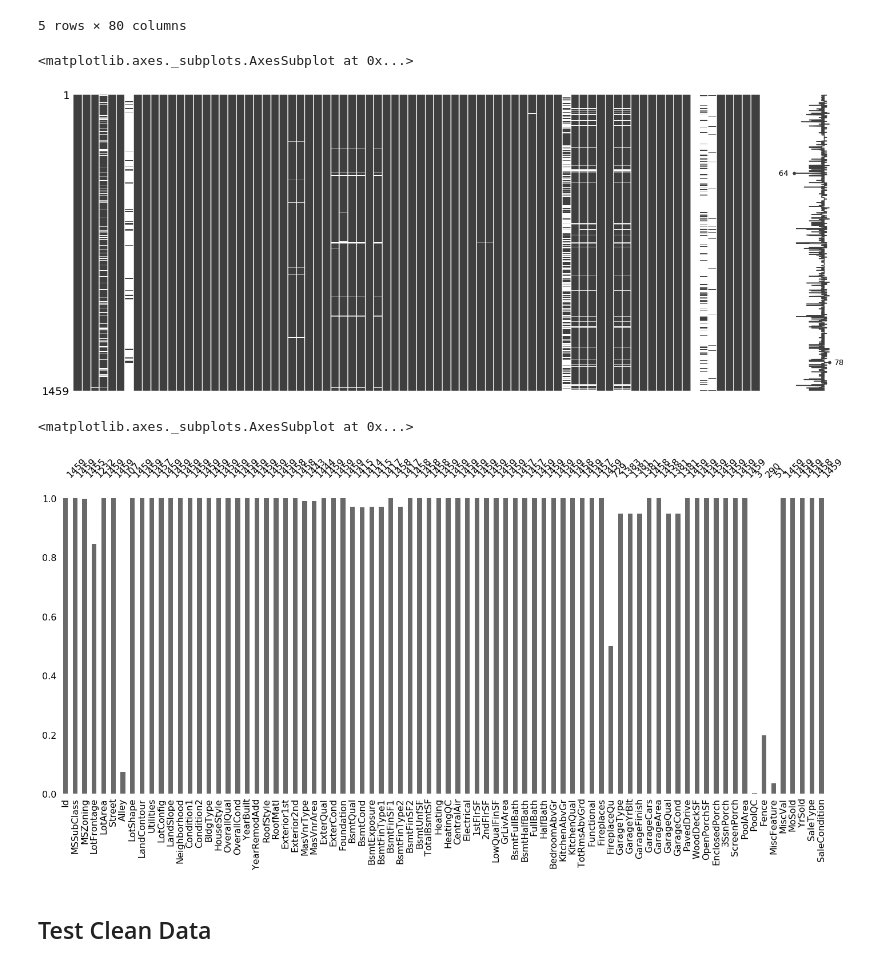
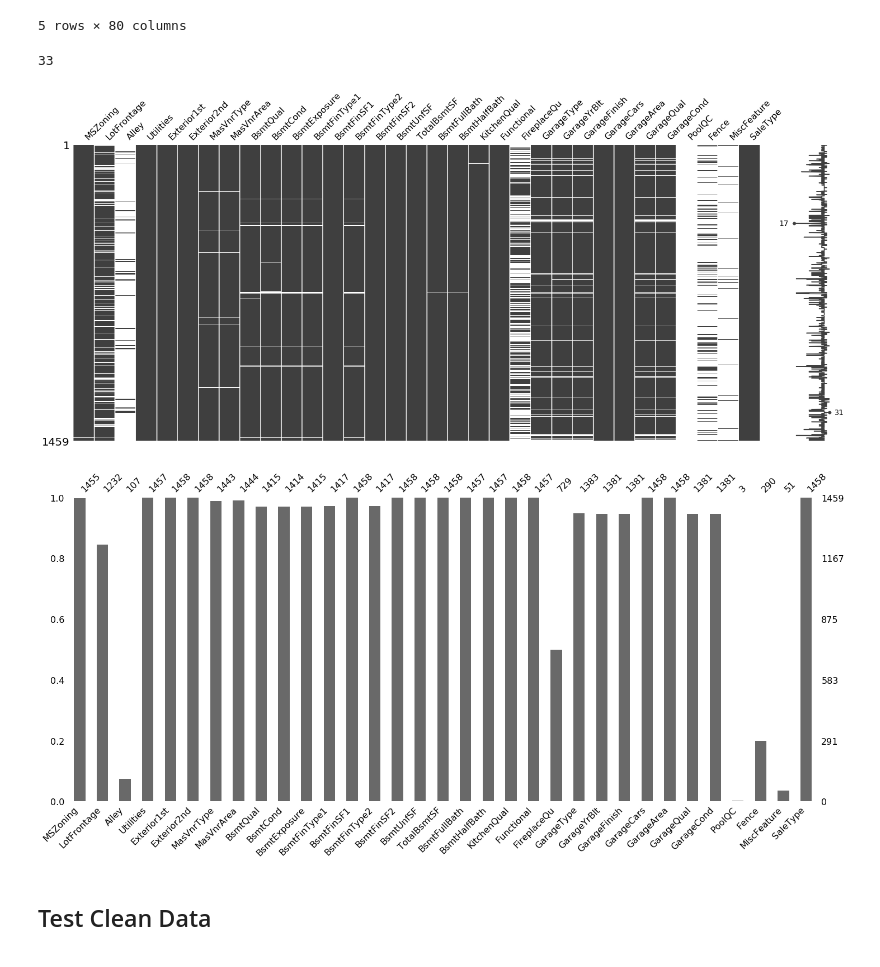
Before and after one commit to JacoboGGLeon/houses_sales_kaggle, a Jupyter notebook: load.ipynb, the cells around one changed output. Drawn from its saved outputs; the diff is of its cells as text; code cells hidden in the pictures.

```diff
--- a/load.ipynb
+++ b/load.ipynb
@@ -142,16 +155,21 @@ df.head()
 | 3 | 1464 | 60 | RL | 78.0 | 9978 | Pave | NaN | IR1 | Lvl | ... |
 | 4 | 1465 | 120 | RL | 43.0 | 5005 | Pave | NaN | IR1 | HLS | ... |
 5 rows × 80 columns
+# %%
+missingdata = df.columns[df.isnull().any()].tolist()
+len(missingdata)
+# %% [output]
+33
 # %%
-msno.matrix(df)
+msno.matrix(df[missingdata])
+plt.savefig('matrix_test_og_data.png')
 # %% [output]
-<matplotlib.axes._subplots.AxesSubplot at 0x...>
-[figure, old version]
+[figure, new version]
 # %%
-msno.bar(df)
+msno.bar(df[missingdata])
+plt.savefig('bar_test_og_data.png')
 # %% [output]
-<matplotlib.axes._subplots.AxesSubplot at 0x...>
-[figure, old version]
+[figure, new version]
 # %% [markdown]
 ## Test Clean Data
 # %%
```
Also changed, not shown: parts of 21 cells of this notebook, 13 other files.
